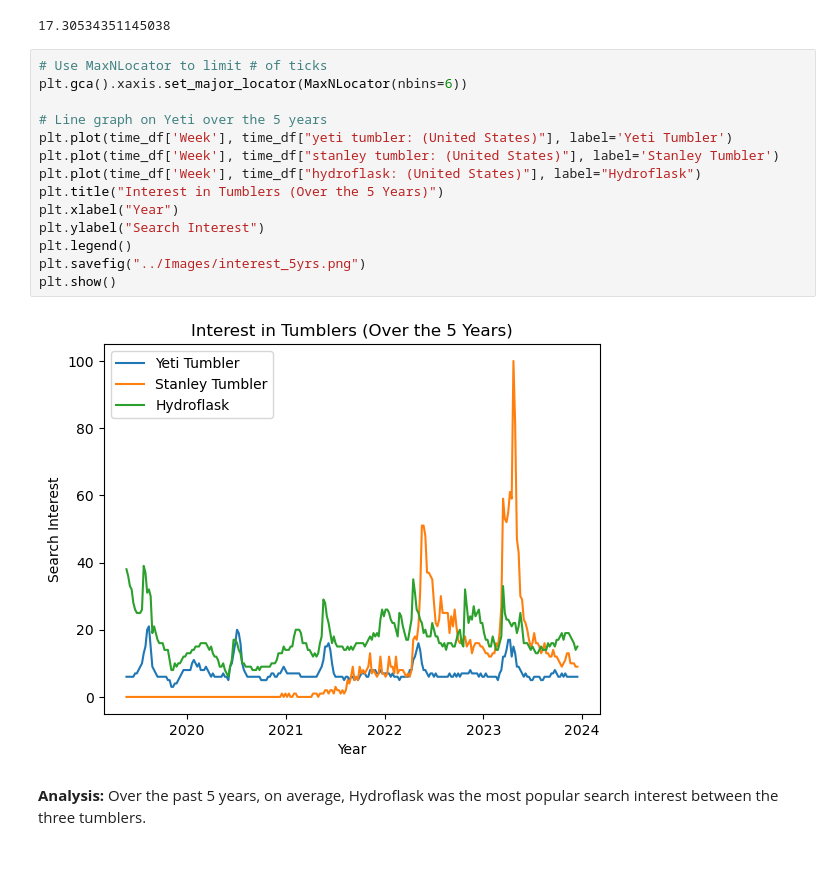
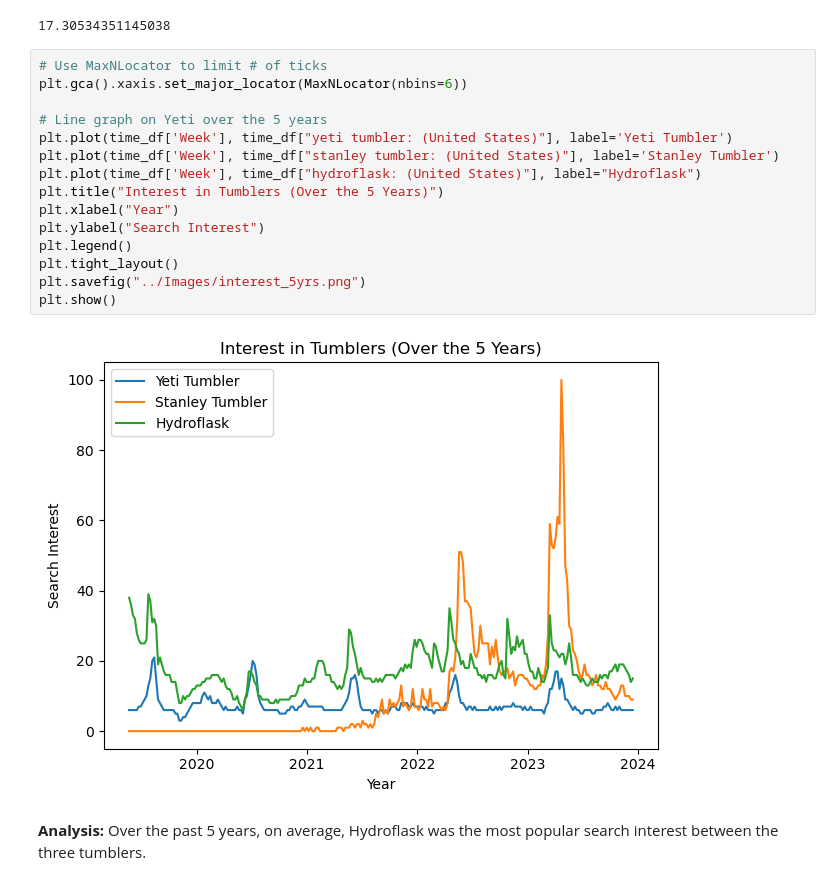
Before and after one commit to Crystal-Gonzales/Project-1, a Jupyter notebook: Tumbler/Fire-Proof Tumblers.ipynb, the cells around one changed output. Saved outputs shown, nothing was run; the diff lists cells and outputs as text.

Commit message:
updating images

```diff
--- a/Tumbler/Fire-Proof Tumblers.ipynb
+++ b/Tumbler/Fire-Proof Tumblers.ipynb
@@ -77,19 +77,20 @@ time_df["hydroflask: (United States)"].mean()
 # %%
 # Use MaxNLocator to limit # of ticks
 plt.gca().xaxis.set_major_locator(MaxNLocator(nbins=6))
 
 # Line graph on Yeti over the 5 years
 plt.plot(time_df['Week'], time_df["yeti tumbler: (United States)"], label='Yeti Tumbler')
 plt.plot(time_df['Week'], time_df["stanley tumbler: (United States)"], label='Stanley Tumbler')
 plt.plot(time_df['Week'], time_df["hydroflask: (United States)"], label="Hydroflask")
 plt.title("Interest in Tumblers (Over the 5 Years)")
 plt.xlabel("Year")
 plt.ylabel("Search Interest")
 plt.legend()
+plt.tight_layout()
 plt.savefig("../Images/interest_5yrs.png")
 plt.show()
 # %% [output]
-[figure, old version]
+[figure, new version]
 # %% [markdown]
 **Analysis:** Over the past 5 years, on average, Hydroflask was the most popular search interest between the three tumblers.
 # %% [markdown]
```
Also changed, not shown: parts of 1 cell of this notebook, 2 other files.
